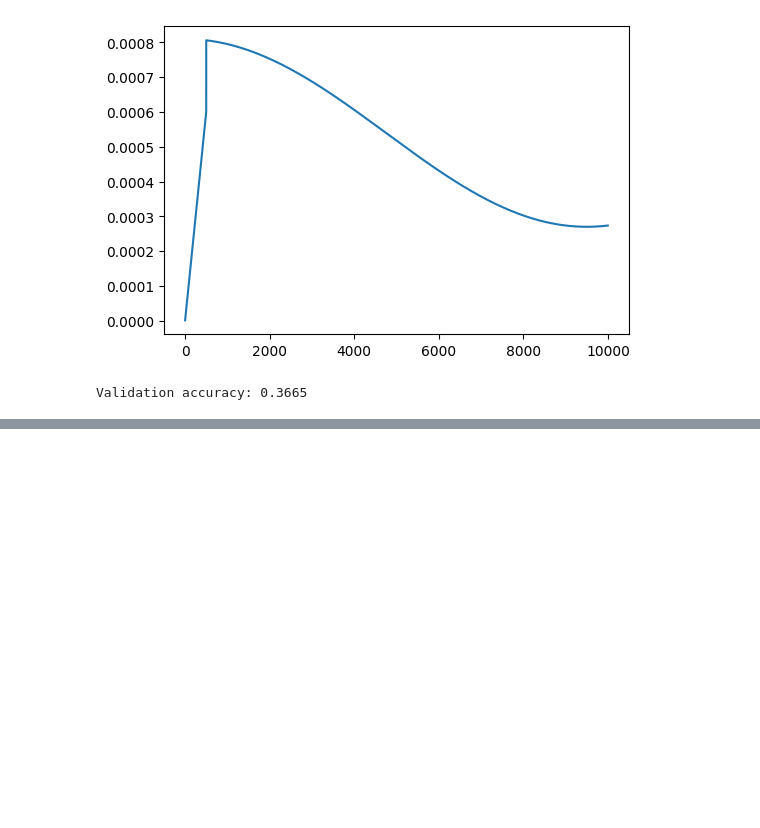
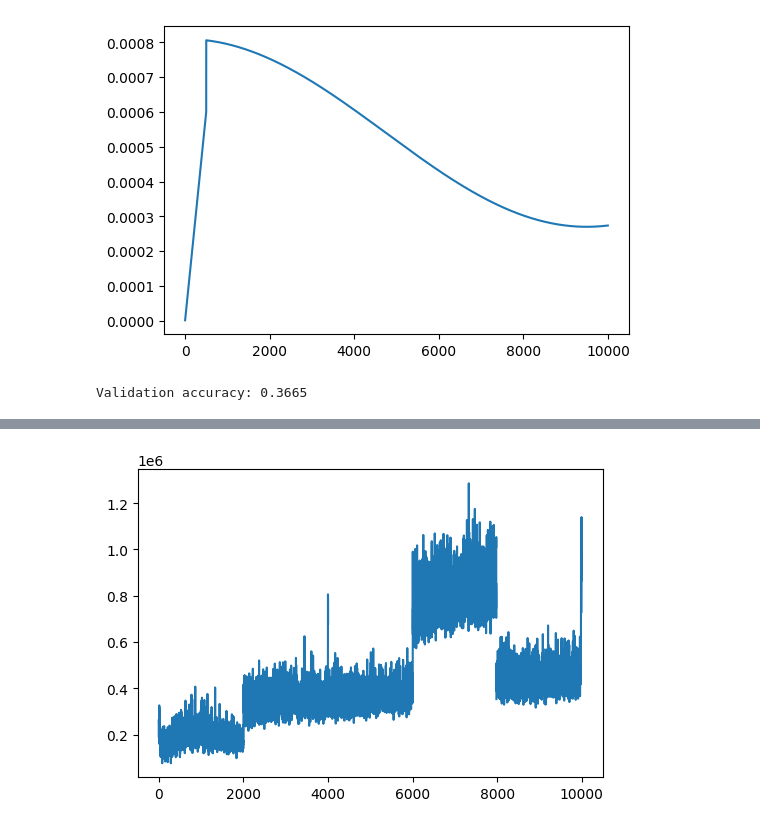
Before and after one commit to samitha278/nanoViT, a Jupyter notebook: test_vit.ipynb, the cells around one changed output, grey strips where cells are left out. Cells and saved outputs as stored; diff of their text form; code cells hidden in the pictures; blank space fills up the shorter version.

```diff
--- a/test_vit.ipynb
+++ b/test_vit.ipynb
@@ -803,0 +1018,6 @@ Validation accuracy: 0.3665
+# %%
+plt.figure(figsize=(6,4))
+plt.plot(norms)
+plt.show()
+# %% [output]
+[figure, added]
```
Also changed, not shown: parts of 13 cells of this notebook.
